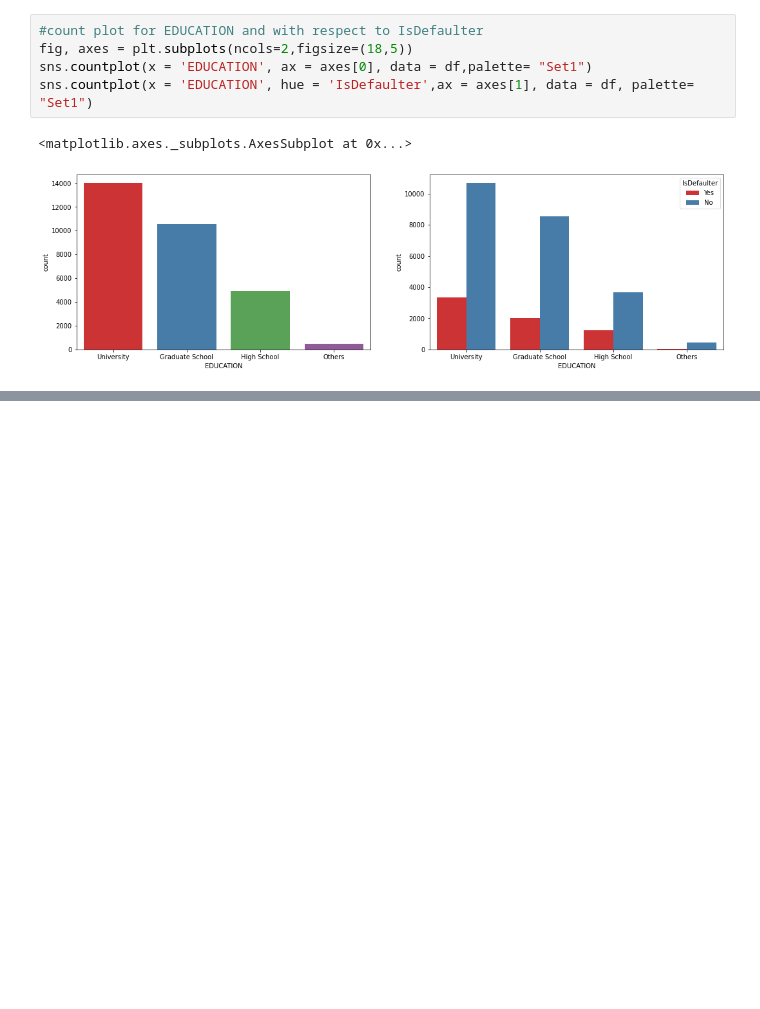
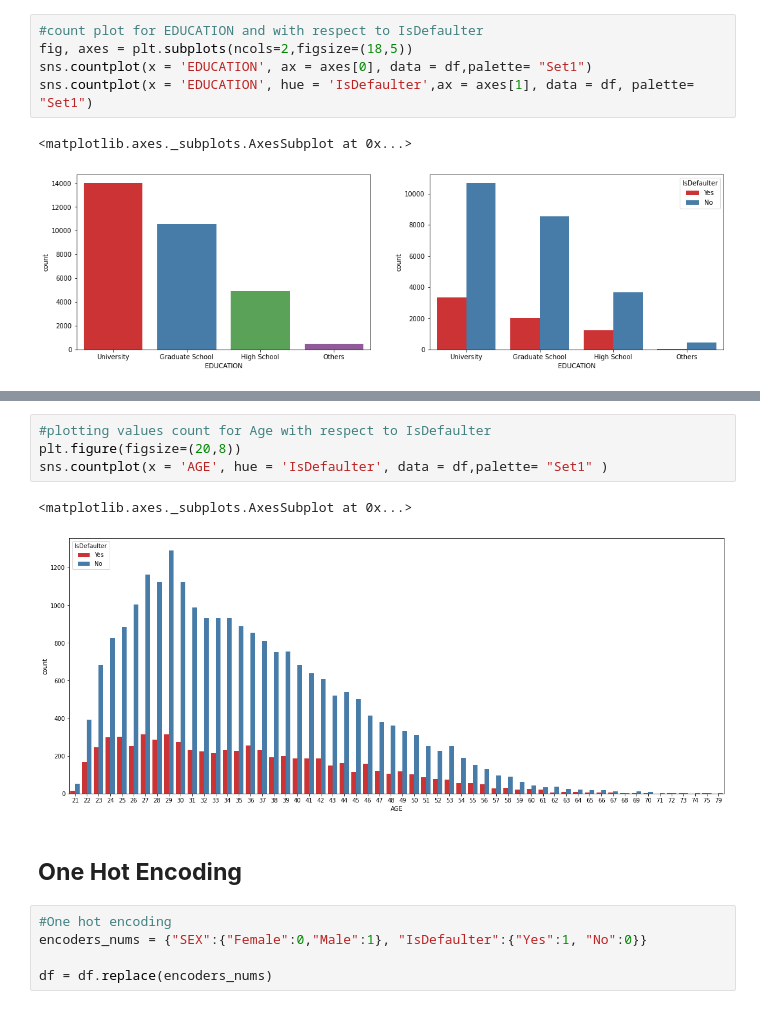
Before and after one commit to roysoni24/Credit-Card-Default-Prediction, a Jupyter notebook: Copy_of_Credit_Card_Default_Prediction_Capstone_Project.ipynb, the cells around one changed output, grey strips where cells are left out. Drawn from its saved outputs; the diff is of its cells as text; blank space fills up the shorter version.

```diff
--- a/Copy_of_Credit_Card_Default_Prediction_Capstone_Project.ipynb
+++ b/Copy_of_Credit_Card_Default_Prediction_Capstone_Project.ipynb
@@ -324,0 +375,14 @@ sns.countplot(x = 'EDUCATION', hue = 'IsDefaulter',ax = axes[1], data = df, pale
+# %%
+#plotting values count for Age with respect to IsDefaulter
+plt.figure(figsize=(20,8))
+sns.countplot(x = 'AGE', hue = 'IsDefaulter', data = df,palette= "Set1" )
+# %% [output]
+<matplotlib.axes._subplots.AxesSubplot at 0x...>
+[figure, added]
+# %% [markdown]
+## **One Hot Encoding**
+# %%
+#One hot encoding
+encoders_nums = {"SEX":{"Female":0,"Male":1}, "IsDefaulter":{"Yes":1, "No":0}}
+
+df = df.replace(encoders_nums)
```
Also changed, not shown: parts of 8 cells of this notebook.
